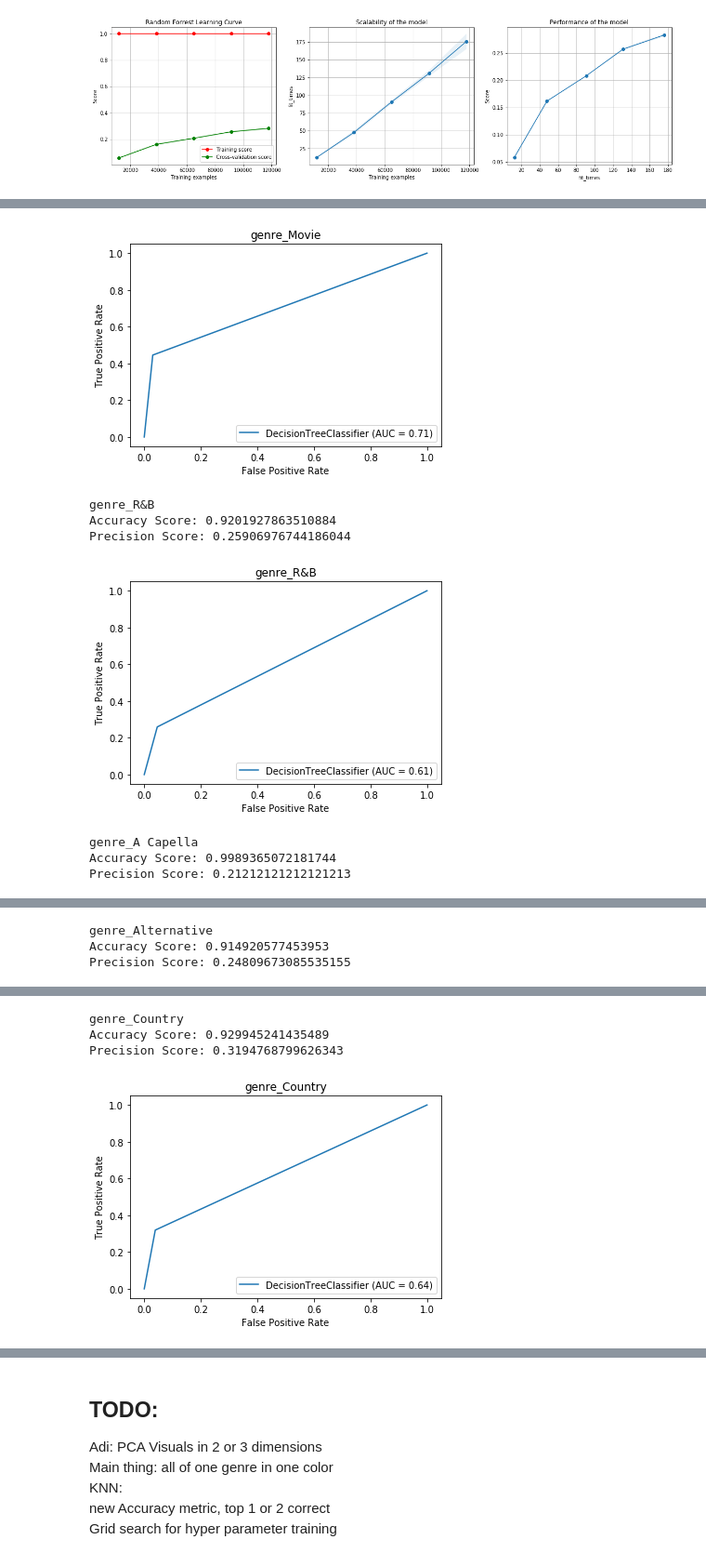
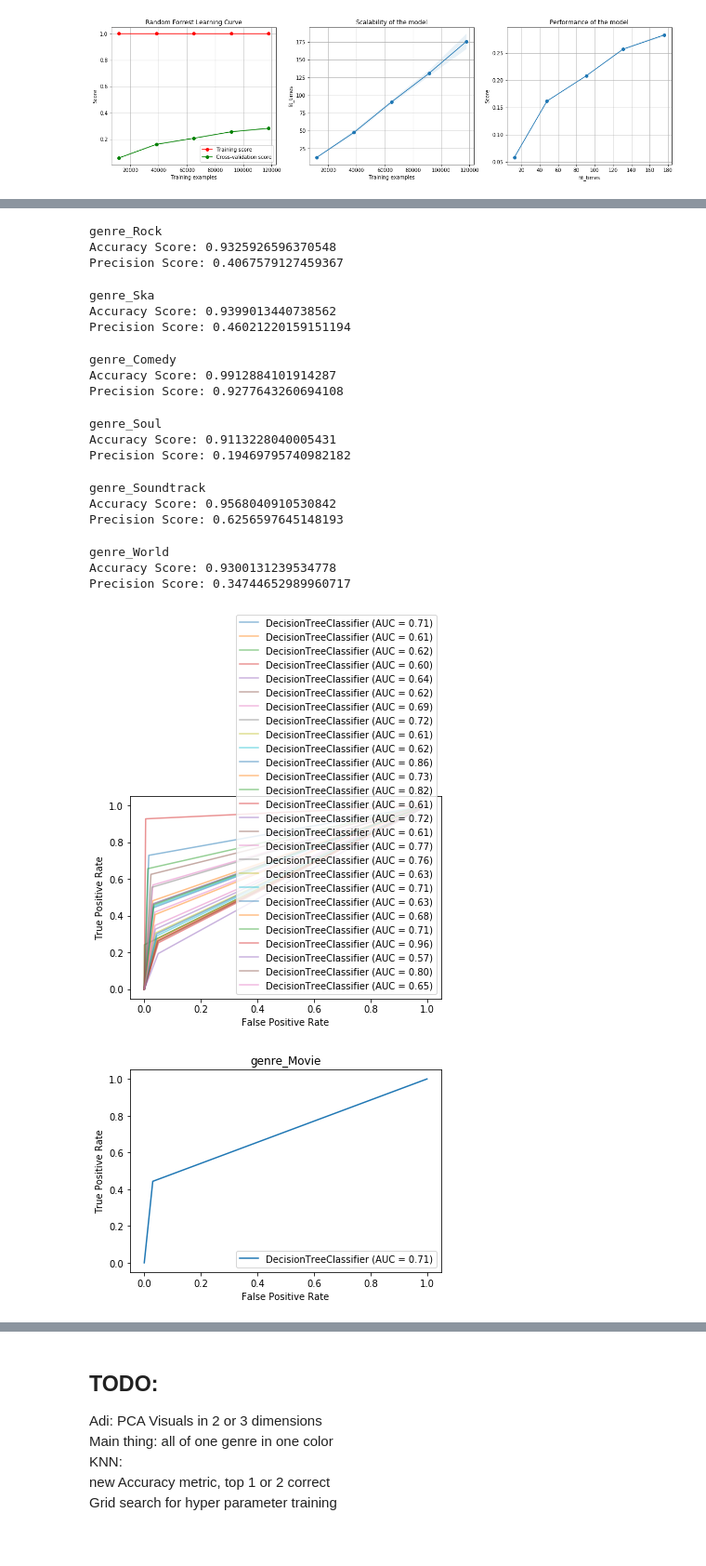
Before and after one commit to iarhbahsir/spotify-genre, a Jupyter notebook: DataCleaning.ipynb, the cells around one changed output, grey strips where cells are left out. Shown at 93% size. Saved outputs shown, nothing was run; the diff lists cells and outputs as text; code cells hidden in the pictures.

Commit message:
Added Graphs

```diff
--- a/DataCleaning.ipynb
+++ b/DataCleaning.ipynb
@@ -1290,7 +1322,7 @@ plt.show()
 # %%
 rf = RandomForestClassifier()
 cv =KFold(n_splits=3, random_state=42, shuffle=True)
-plot_learning_curve(rf, "Random Forrest Learning Curve", spotify_feature_scaler, spotify_target, cv = cv, n_jobs=4)
+plot_learning_curve(rf, "Random Forest Learning Curve", spotify_feature_scaler, spotify_target, cv = cv, n_jobs=4)
 plt.show()
 # %% [output]
 [figure]
@@ -1300,6 +1332,8 @@ from sklearn.metrics import accuracy_score
 from sklearn.metrics import precision_score
 
 import numpy as np
+
+ax = plt.gca()
 
 #ax = plt.figure()
 for genre in genre_column_list:
@@ -1312,7 +1346,11 @@ for genre in genre_column_list:
     print("Precision Score:",precision_score(y_pred_roc,y_test_roc))
 
     svc_disp1 = plot_roc_curve(rfc, np.asarray(X_test_roc), np.asarray(y_test_roc))
+    svc_disp1.plot(ax=ax,alpha =0.5)
     plt.title(genre)
-    plt.show()
+
+plt.legend(loc='upper center')
+#plt.gca().legend(loc='center left', bbox_to_anchor=(1, 0.5))
+plt.show()
 # %% [output]
 genre_Movie
@@ -1321,8 +1376,20 @@ Precision Score: 0.4455799693408278
+genre_Rock
+Accuracy Score: 0.9325926596370548
+Precision Score: 0.4067579127459367
+genre_Ska
+Accuracy Score: 0.9399013440738562
+Precision Score: 0.46021220159151194
+genre_Comedy
+Accuracy Score: 0.9912884101914287
+Precision Score: 0.9277643260694108
+genre_Soul
+Accuracy Score: 0.9113228040005431
+Precision Score: 0.19469795740982182
+genre_Soundtrack
+Accuracy Score: 0.9568040910530842
+Precision Score: 0.6256597645148193
+genre_World
+Accuracy Score: 0.9300131239534778
+Precision Score: 0.34744652989960717
-[figure, old version]
+[figure, new version]
-genre_R&B
-Accuracy Score: 0.9201927863510884
-Precision Score: 0.25906976744186044
-[figure, old version]
+[figure, new version]
-genre_A Capella
-Accuracy Score: 0.9989365072181744
-Precision Score: 0.21212121212121213
@@ -1330,3 +1396,0 @@ Precision Score: 0.21212121212121213
-genre_Alternative
-Accuracy Score: 0.914920577453953
-Precision Score: 0.24809673085535155
@@ -1334,4 +1397,0 @@ Precision Score: 0.24809673085535155
-genre_Country
-Accuracy Score: 0.929945241435489
-Precision Score: 0.3194768799626343
-[figure, removed]
```
Also changed, not shown: parts of 13 cells of this notebook.
